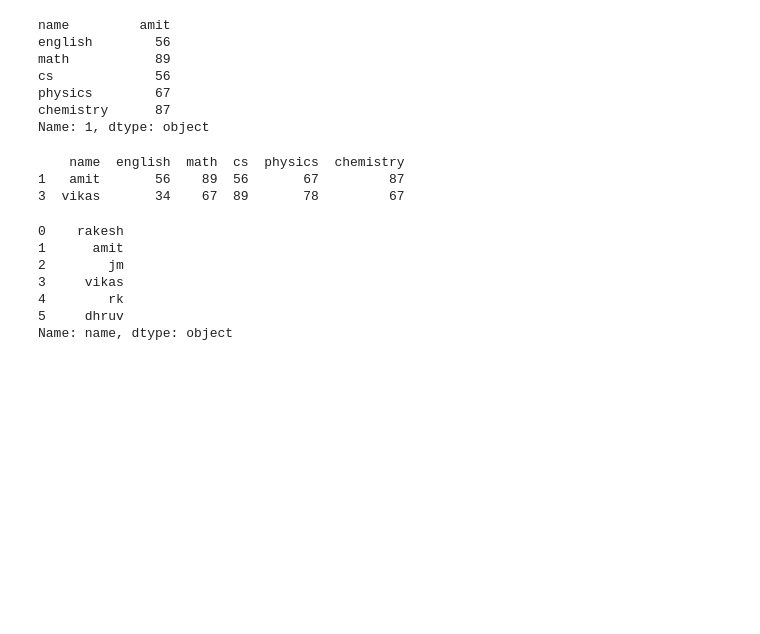
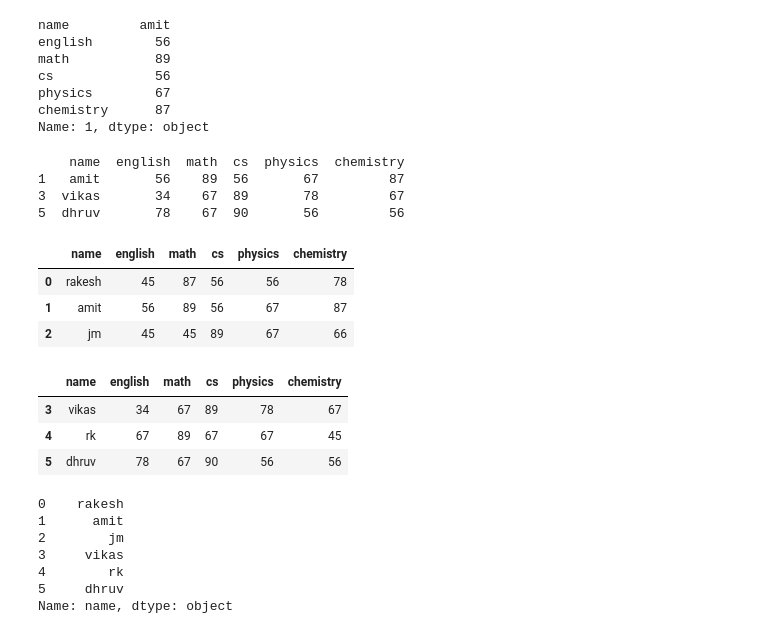
Before and after one commit to linrakesh/Notes, a Jupyter notebook: PandasCode/DataFrame_Accessing_slicing.ipynb, the cells around one changed output. Cells and saved outputs as stored; diff of their text form; code cells hidden in the pictures; blank space fills up the shorter version.

```diff
--- a/PandasCode/DataFrame_Accessing_slicing.ipynb
+++ b/PandasCode/DataFrame_Accessing_slicing.ipynb
@@ -27,11 +27,29 @@ physics        67
 chemistry      87
 Name: 1, dtype: object
 # %%
-print(df[1:5:2])
+print(df[1:6:2])
 # %% [output]
     name  english  math  cs  physics  chemistry
 1   amit       56    89  56       67         87
 3  vikas       34    67  89       78         67
+5  dhruv       78    67  90       56         56
+# %%
+#using head() method
+#df.head()  #without parameter display first 5 records
+df.head(3) #now will display first 3 records
+# %% [output]
+|  | name | english | math | cs | physics | chemistry |
+| 0 | rakesh | 45 | 87 | 56 | 56 | 78 |
+| 1 | amit | 56 | 89 | 56 | 67 | 87 |
+| 2 | jm | 45 | 45 | 89 | 67 | 66 |
+# %%
+#df.tail()  #without parameter display last 5 records
+df.tail(3)  #display last 3 records
+# %% [output]
+|  | name | english | math | cs | physics | chemistry |
+| 3 | vikas | 34 | 67 | 89 | 78 | 67 |
+| 4 | rk | 67 | 89 | 67 | 67 | 45 |
+| 5 | dhruv | 78 | 67 | 90 | 56 | 56 |
 # %%
 print(df['name'])
 # %% [output]
```
Also changed, not shown: parts of 3 cells of this notebook, 47 other files.
